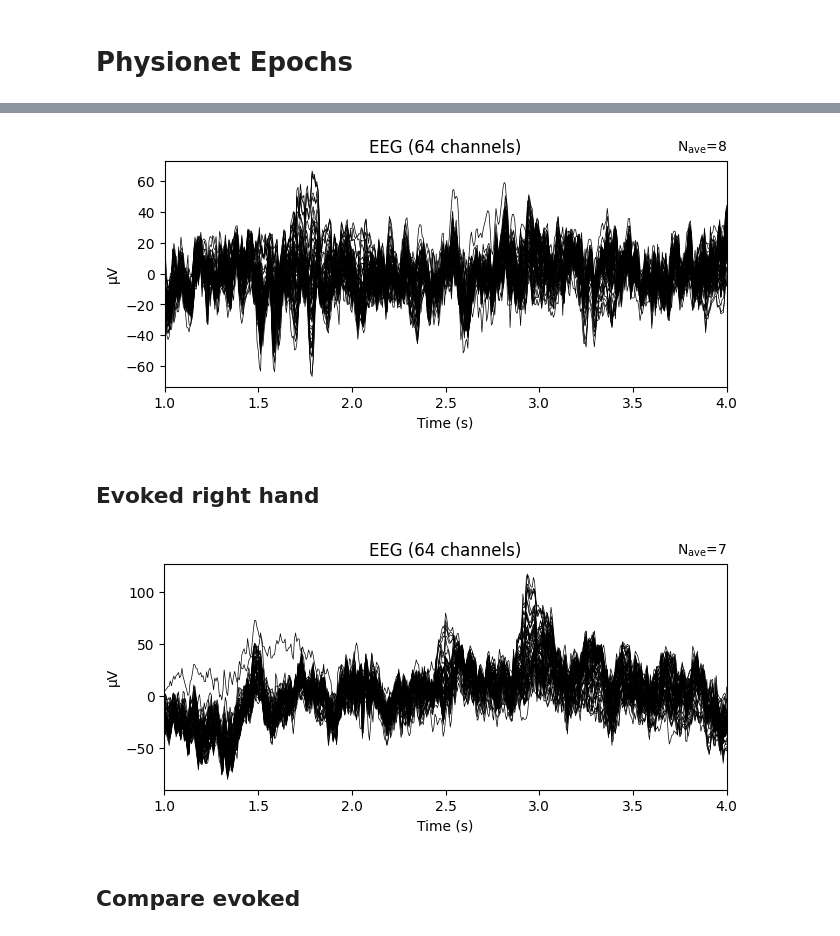
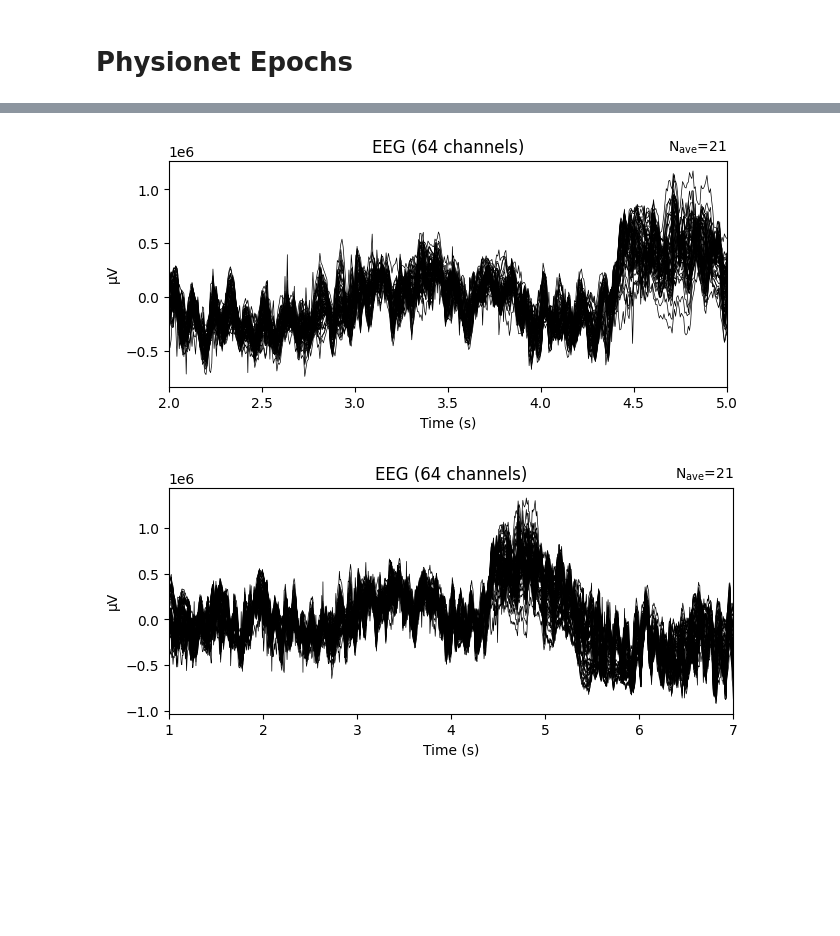
Before and after one commit to vixello/eeg_transformer, a Jupyter notebook: visualisation.ipynb, the cells around one changed output, grey strips where cells are left out. Drawn from its saved outputs; the diff is of its cells as text; code cells hidden in the pictures; blank space fills up the shorter version.

Commit message:
physionet preprocessed according to article

```diff
--- a/visualisation.ipynb
+++ b/visualisation.ipynb
@@ -100,0 +40,8 @@ No baseline correction applied
+# %%
+directory = "./preprocessed_data/Physionet"
+
+filename_epochs_3s = os.path.join(directory, "S054", "PA054-3s-epo.fif")
+filename_epochs_6s = os.path.join(directory, "S054", "PA054-6s-epo.fif")
+epochs_3s = mne.read_epochs(filename_epochs_3s)
+epochs_6s = mne.read_epochs(filename_epochs_6s)
+epochs_3s
@@ -101,18 +102,14 @@ No baseline correction applied
 # %%
-evoked_left = epochs['left_hand'].average()
+evoked_right = epochs_3s['right_hand'].average()
 
-evoked_left.plot()
+evoked_right.plot()
 plt.show()
 # %% [output]
-[figure, old version]
+[figure, new version]
-# %% [markdown]
-## Evoked right hand
 # %%
-evoked_right = epochs['right_hand'].average()
+evoked_right = epochs_6s['right_hand'].average()
 
 evoked_right.plot()
 plt.show()
 # %% [output]
-[figure, old version]
+[figure, new version]
-# %% [markdown]
-## Compare evoked
```
Also changed, not shown: parts of 11 cells of this notebook, 2 other files.
